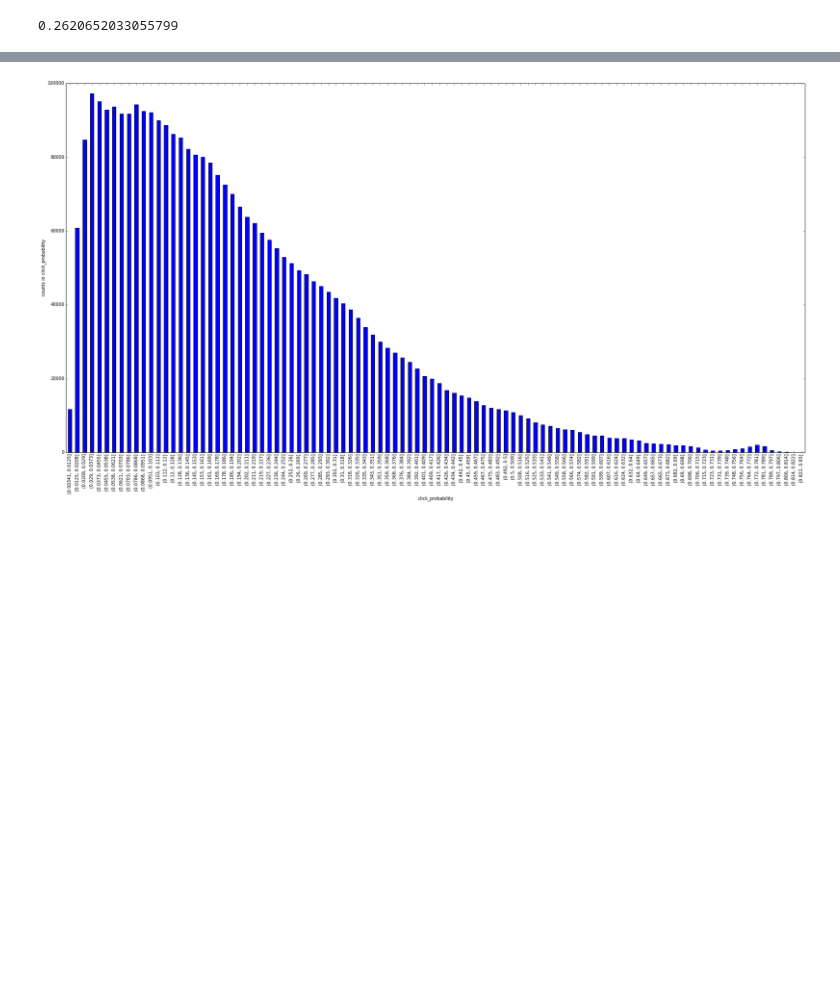
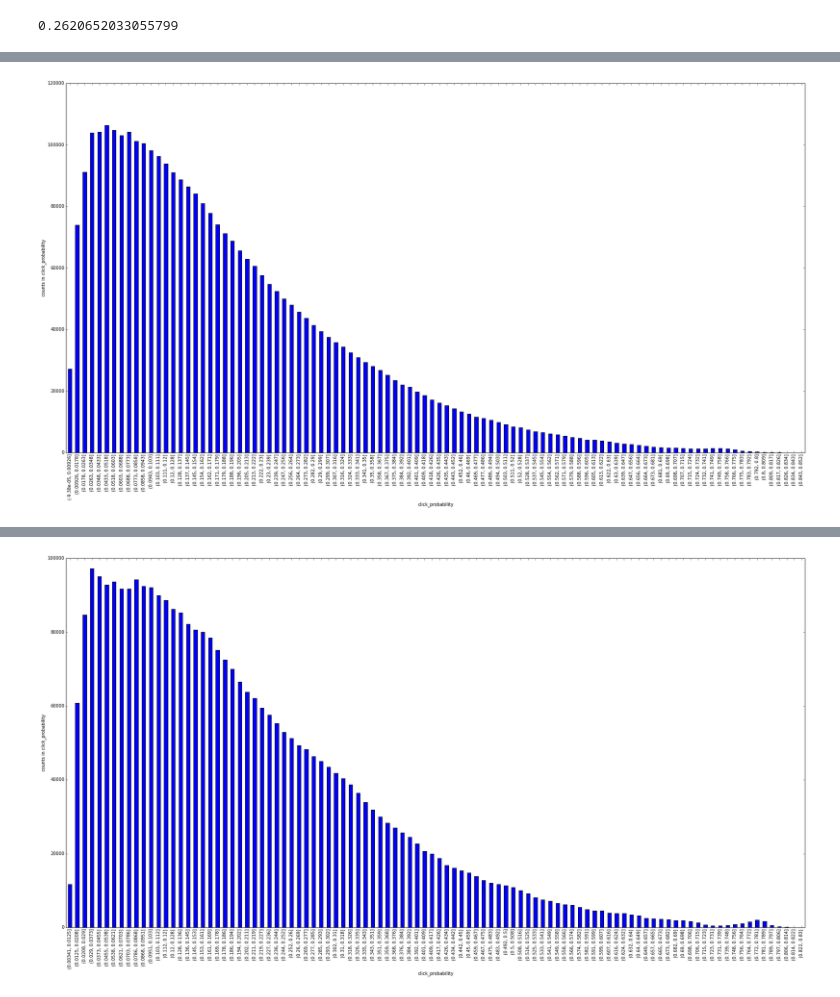
Before and after one commit to kitianFresh/kuaishou, a Jupyter notebook: models/train_test_val_distribution.ipynb, the cells around one changed output, grey strips where cells are left out. Saved outputs shown, nothing was run; the diff lists cells and outputs as text; code cells hidden in the pictures; blank space fills up the shorter version.

```diff
--- a/models/train_test_val_distribution.ipynb
+++ b/models/train_test_val_distribution.ipynb
@@ -19,6 +38,6 @@ sub_lgbm_9 = pd.read_csv('Sub-LGBM-9.txt', sep='\t',
                              header=None,
                              names=['user_id', 'photo_id', 'click_probability'])
 # %%
-sub_lgbm_10 = pd.read_csv('Sub-LGBM-10.txt', sep='\t',
+sub_catboost_7 = pd.read_csv(os.path.join('./', 'sub-catboost-7.txt'), sep='\t',
                              header=None,
                              names=['user_id', 'photo_id', 'click_probability'])
@@ -58,0 +62,4 @@ plot_data_cut(sub_lgbm_21, 'click_probability', 100)
+# %%
+plot_data_cut(sub_catboost_7, 'click_probability', 100)
+# %% [output]
+[figure, added]
```
Also changed, not shown: parts of 31 cells of this notebook, 5 other files.
